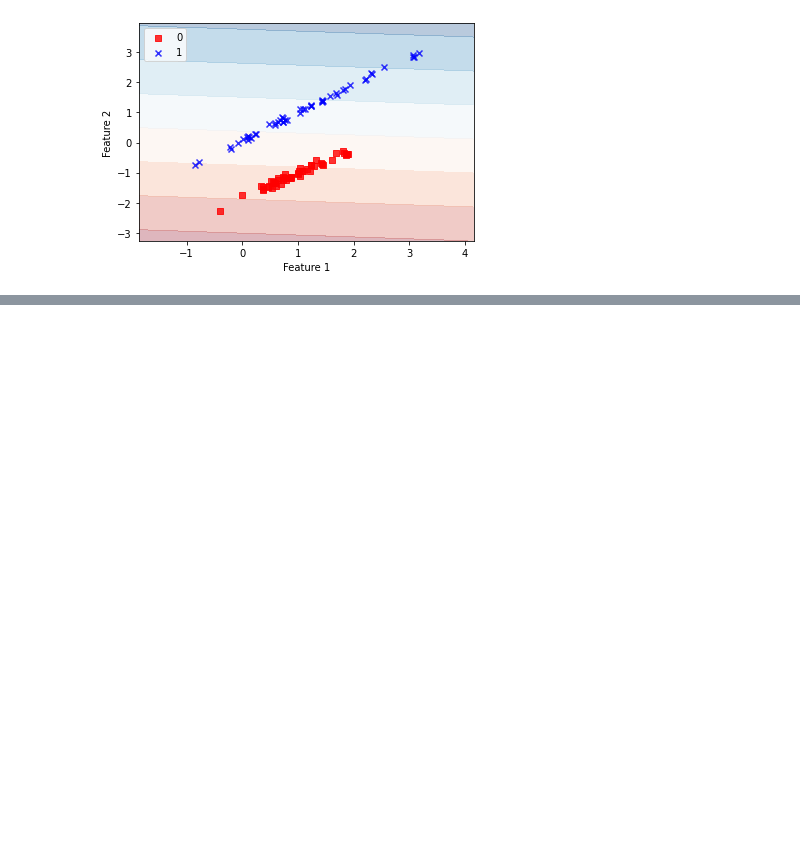
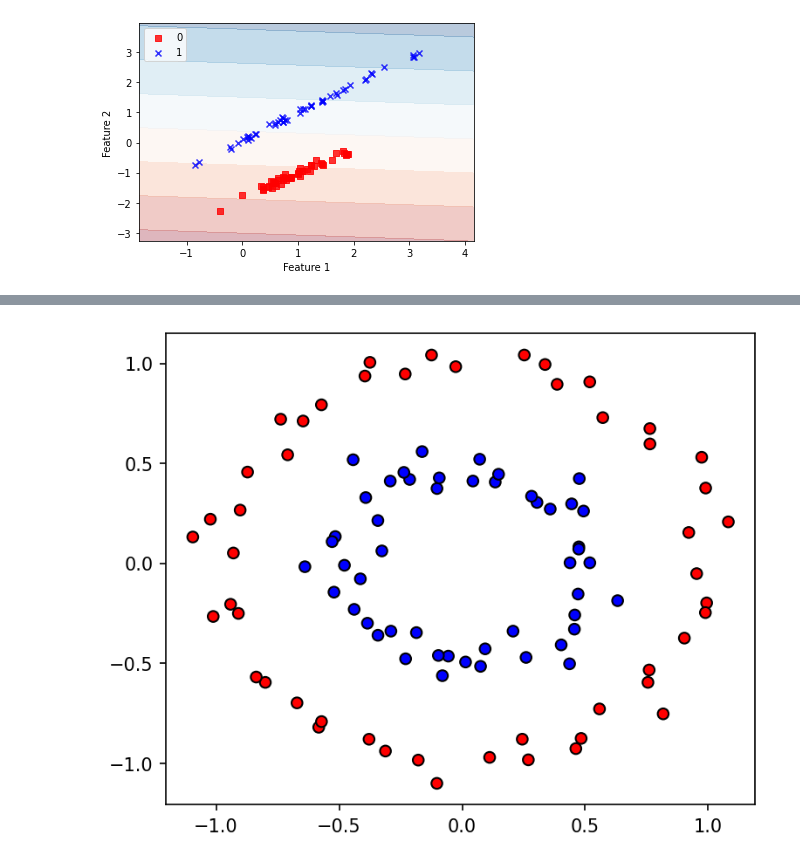
Before and after one commit to fdalforno/basic_course, a Jupyter notebook: 05 - Algoritmi.ipynb, the cells around one changed output, grey strips where cells are left out. Drawn from its saved outputs; the diff is of its cells as text; code cells hidden in the pictures; blank space fills up the shorter version.

```diff
--- a/05 - Algoritmi.ipynb
+++ b/05 - Algoritmi.ipynb
@@ -463,0 +519,5 @@ dataset.plot_decision_region(X,y,svm)
+# %%
+X,y = dataset.create_circle_dataset(separation=0.06)
+dataset.plot_dataset(X,y)
+# %% [output]
+[figure, added]
```
Also changed, not shown: parts of 25 cells of this notebook, 7 other files.
